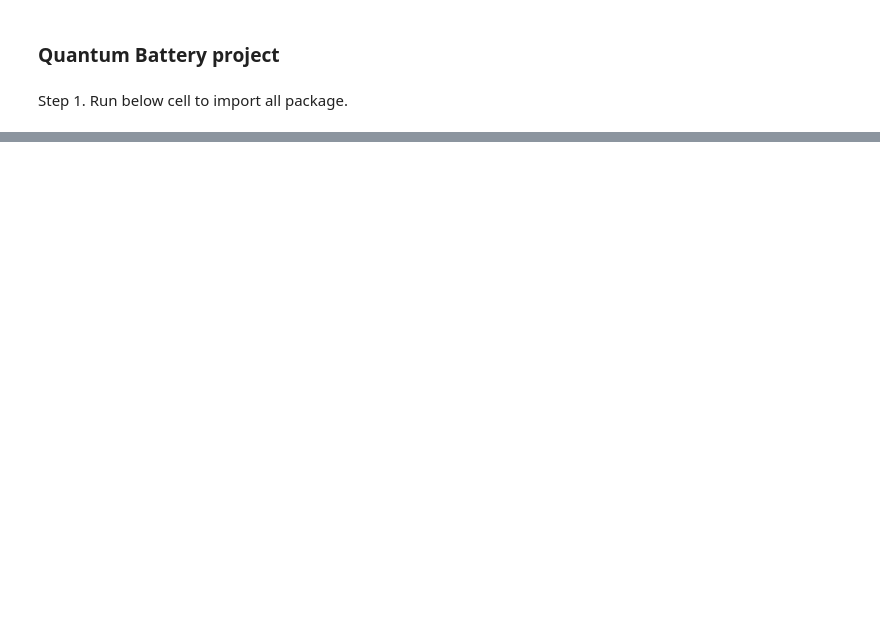
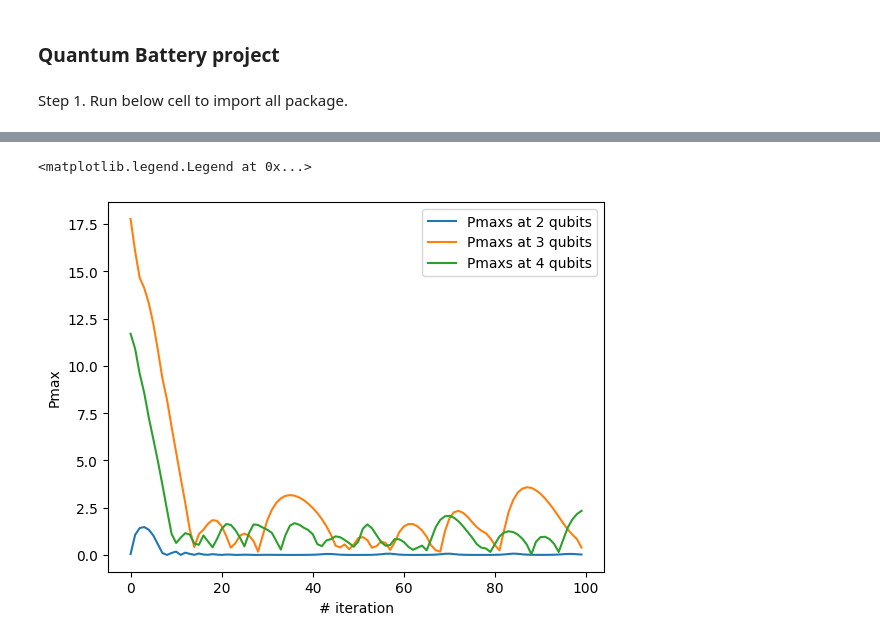
Before and after one commit to Vminhkiet/qbattery, a Jupyter notebook: quantum_battery.ipynb, the cells around one changed output, grey strips where cells are left out. Drawn from its saved outputs; the diff is of its cells as text; code cells hidden in the pictures; blank space fills up the shorter version.

```diff
--- a/quantum_battery.ipynb
+++ b/quantum_battery.ipynb
@@ -28,10 +20,0 @@ Step 3. Coding!!!
-# %%
-t = 5
-num_qubits = 2
-thetas = np.random.rand(2*(num_qubits-1)) * 4 * np.pi
-array_Pmax=[]
-array_iteration=[]
-for iteration in range(0,200):
-    max_P=base.Gradient.gradient_descent(num_qubits,t,thetas,iteration)
-    array_Pmax.append(max_P)
-    array_iteration.append(iteration)
@@ -66,0 +21,48 @@ print(max_value, max_Pindex)
+# %%
+
+def grad_Pmax(num_qubits, tmax, thetas, h1):
+    grad = np.zeros(len(thetas), dtype=np.complex128)
+    for i in range(len(thetas)):
+        Pi = base.hamiltonian.Pi(num_qubits, 'XX', i) + base.hamiltonian.Pi(num_qubits, 'YY', i)
+        psi_t = base.object.psi_t(num_qubits, tmax, h1)
+        h0 = base.hamiltonian.h0(num_qubits)
+        grad[i] = 1j * tmax * (tq.daggx(psi_t) @ (Pi @ h0 - h0 @ Pi) @ psi_t)
+    return grad
+def find_Pmax(num_qubits, h1, t = 10, auto_stop = True):
+    Ps = []
+    ts = np.linspace(0, t, 100)
+    for t in ts:
+        P = base.object.P(num_qubits, t, h1)
+        Ps.append(P)
+        peaks, _ = find_peaks(Ps)
+        if len(peaks) == 2 and auto_stop:
+            break
+    Pmax = np.max(Ps)
+    tmax = ts[np.argmax(Ps)]
+    return Pmax, tmax
+for num_qubits in [2,3,4]:
+    # num_qubits = 2
+    thetas = np.random.uniform(0, 2*np.pi, num_qubits - 1)
+    thetas = thetas.astype(np.complex128)
+    Pmaxs = []
+    tmaxs = []
+    num_iteration = 100
+    for i in range(0, num_iteration):
+        h1 = base.hamiltonian.h1_xx(num_qubits, thetas)
+        Pmax, tmax = find_Pmax(num_qubits, h1)
+        Pmaxs.append(Pmax)
+        tmaxs.append(tmax)
+        # grad_C = -grad_Pmax
+        grad_C = -grad_Pmax(num_qubits, tmax, thetas, h1)
+        if i == 0:
+            m, v1 = list(np.zeros(thetas.shape[0])), list(
+                np.zeros(thetas.shape[0]))
+        optimizer_params = [m, v1, i, grad_C]
+        thetas = optimizer.adam(thetas, *optimizer_params)
+    plt.plot(range(0, num_iteration), Pmaxs, label=f"Pmaxs at {num_qubits} qubits")
+plt.xlabel("# iteration")
+plt.ylabel("Pmax")
+plt.legend()
+# %% [output]
+<matplotlib.legend.Legend at 0x...>
+[figure, added]
```
Also changed, not shown: parts of 6 cells of this notebook, 12 other files.
